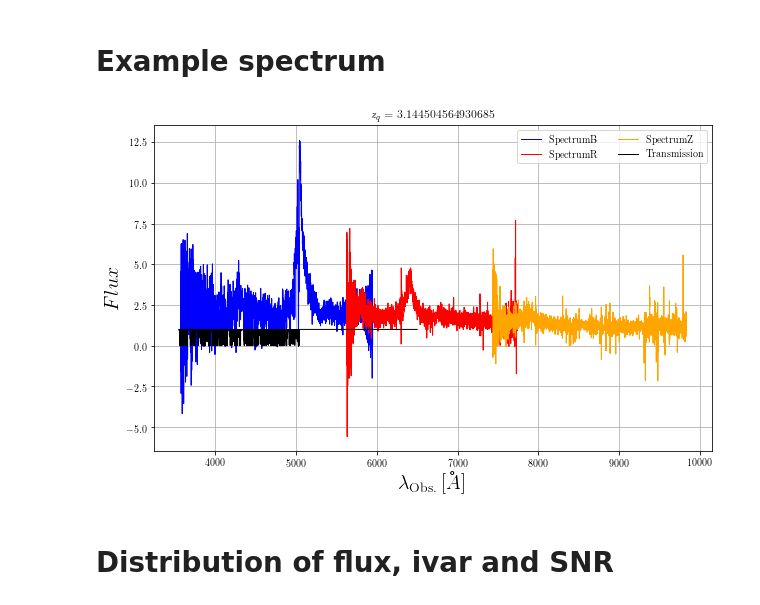
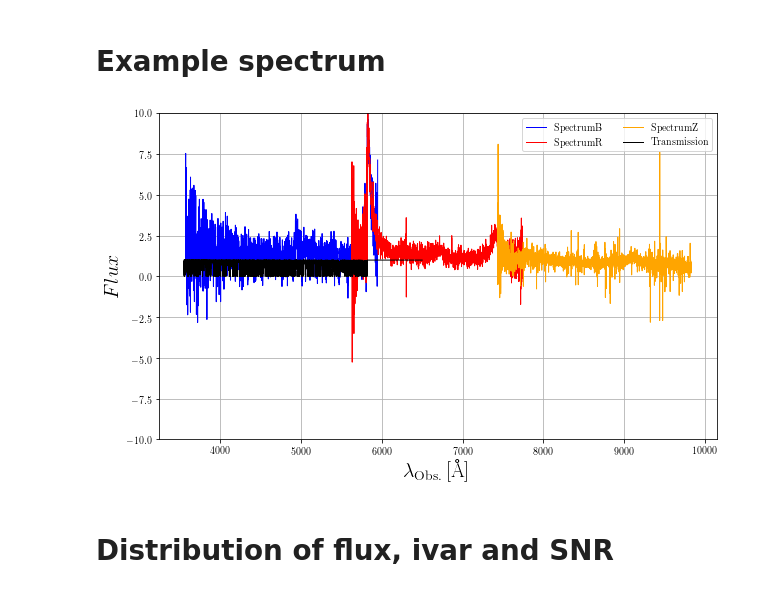
Before and after one commit to igmhub/desi_QA, a Jupyter notebook: Mocks/QA_plots.ipynb, the cells around one changed output. Saved outputs shown, nothing was run; the diff lists cells and outputs as text; code cells hidden in the pictures.

```diff
--- a/Mocks/QA_plots.ipynb
+++ b/Mocks/QA_plots.ipynb
@@ -89,8 +89,8 @@ data['picca_fit_cfxcf'] = data['picca']+'/Correlations_LYA/Fit/LYA_LYA__LYA_QSO/
 cat_path = {'master':mock['mock_base']+'master.fits',
             'zcat':mock['mock_quick']+'/zcat.fits',
             'desiDRQ':mock['mock_quick']+'/zcat_desi_drq.fits',
+            #'Data(DR14)':data['QSO_catalog'],
             'random':mock['mock_base']+'/master_randoms.fits.gz',
-            'Data(DR14)':data['QSO_catalog'],
             }
 redshift_key = {'master':'Z_QSO_RSD', 'zcat':'Z', 'desiDRQ':'Z','random':'Z','Data(DR14)':'Z'}
 # %% [markdown]
@@ -99,10 +99,13 @@ redshift_key = {'master':'Z_QSO_RSD', 'zcat':'Z', 'desiDRQ':'Z','random':'Z','Da
 The following cell calculates the redshift distribution of the
 catalogs
 # %%
-bins = sp.arange(1.5,5.,0.01)
+bins = sp.arange(1.25,5.,0.04)
 for name,path in cat_path.items():
     h = fitsio.FITS(os.path.expandvars(path))
     z = h[1][redshift_key[name]][:]
+    if 'Data' in name:
+        z = z[h[1]['MJD'][:]>55000]
+    print(name, z.size, z[ (z>1.8)&(z<3.5) ].size)
     h.close()
     plt.hist(z,bins=bins,histtype='step',label=name,density=True,linewidth=4)
 plt.xlabel(r'$z$')
@@ -486,13 +695,13 @@ plt.grid()
 # __Example spectrum__
 # %%
 ### Get the different path to spectrum
-trans_path = mock['mock_base']+'/3/333/transmission-16-333.fits'
-spec_path = mock['mock_quick']+'/spectra-16/3/333/spectra-16-333.fits'
+trans_path = mock['mock_base']+'/1/137/transmission-16-137.fits'
+spec_path = mock['mock_quick']+'/spectra-16/1/137/spectra-16-137.fits'
 # %%
 ### Get delta nside
-h = fitsio.FITS(mock['picca_delta_attributes'])
-nside = h[1].read_header()['NSIDE']
-h.close()
+#h = fitsio.FITS(mock['picca_delta_attributes'])
+#nside = h[1].read_header()['NSIDE']
+#h.close()
 # %%
 ### Get the spectrum
 h = fitsio.FITS(spec_path)
@@ -530,35 +739,39 @@ lObs = lObs*sp.ones(z.size)[:,None]
 # %%
 ### Plot the first n spectra
 for idx in range(1):
     ra_idx = hra[idx]
     de_idx = hde[idx]
     z_idx = z[ra==hra[idx]][0]
+    #if z_idx<3.3: continue
     tid_idx = tid[idx]
-
-    delt_pix = healpy.ang2pix(nside, sp.pi/2.-de_idx*sp.pi/180., ra_idx*sp.pi/180.)
-    #delta = fitsio.FITS(mock['picca_delta']+'/delta-'+str(delt_pix)+'.fits.gz')
-    #deltaa = delta[str(tid_idx)]
 
     nidx = sp.arange(ra.size)[ra==ra_idx][0]
     plt.plot(10**b_ll,b_fl[idx,:],color='blue',label=r'$\mathrm{Spectrum B}$',linewidth=1)
     plt.plot(10**r_ll,r_fl[idx,:],color='red',label=r'$\mathrm{Spectrum R}$',linewidth=1)
     try:
         plt.plot(10**z_ll,z_fl[idx,:],color='orange',label=r'$\mathrm{Spectrum Z}$',linewidth=1)
     except:
         pass
     plt.plot(lObs[nidx,:],trans[nidx,:],color='black',label=r'$\mathrm{Transmission}$',linewidth=1)
-    #plt.plot(10**deltaa['LOGLAM'][:],deltaa['DELTA'][:],color='green',label=r'$\mathrm{Delta}$',linewidth=1)
-    #plt.plot(10**deltaa['LOGLAM'][:],deltaa['CONT'][:],color='violet',label=r'$\mathrm{Continuum}$',linewidth=1)
-
-    plt.title(r'$z_{q} = '+str(z[ra==hra[idx]][0])+'$')
-    plt.xlabel(r'$\lambda_{\mathrm{Obs.}} \, [\AA]$')
+    if False:
+        try:
+            delt_pix = healpy.ang2pix(nside, sp.pi/2.-de_idx*sp.pi/180., ra_idx*sp.pi/180.)
+            delta = fitsio.FITS(mock['picca_delta']+'/delta-'+str(delt_pix)+'.fits.gz')
+            deltaa = delta[str(tid_idx)]
+            plt.plot(10**deltaa['LOGLAM'][:],deltaa['DELTA'][:],color='green',label=r'$\mathrm{Delta}$',linewidth=1)
+            plt.plot(10**deltaa['LOGLAM'][:],deltaa['CONT'][:],color='violet',label=r'$\mathrm{Continuum}$',linewidth=1)
+        except:
+            pass
+    #plt.title('zq = {}'.format(1.*int(z[ra==hra[idx]][0]*1000.)/1000.))
+    plt.xlabel(r'$\lambda_{\mathrm{Obs.}} \, [\mathrm{\AA{}}]$')
     plt.ylabel(r'$Flux$')
     plt.legend(ncol=2,fontsize=10)
     #plt.xlim([3000.,5000.])
-    #plt.ylim([0.,10.])
+    plt.ylim([-10.,10.])
     plt.grid()
+    plt.show()
 # %% [output]
-[figure, old version]
+[figure, new version]
 # %% [markdown]
 # __Distribution of flux, ivar and SNR__
 # %%
```
Also changed, not shown: parts of 77 cells of this notebook, 2 other files.
